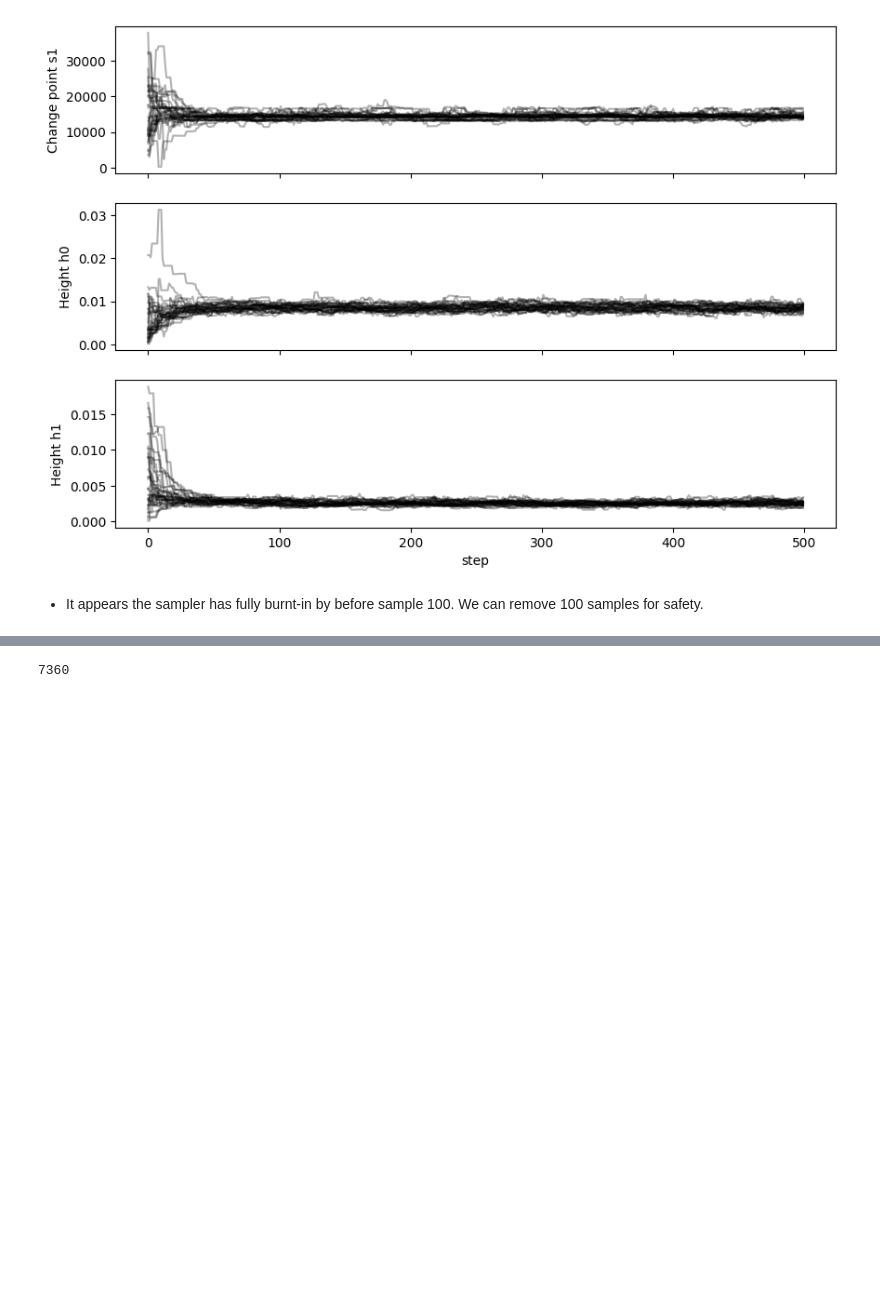
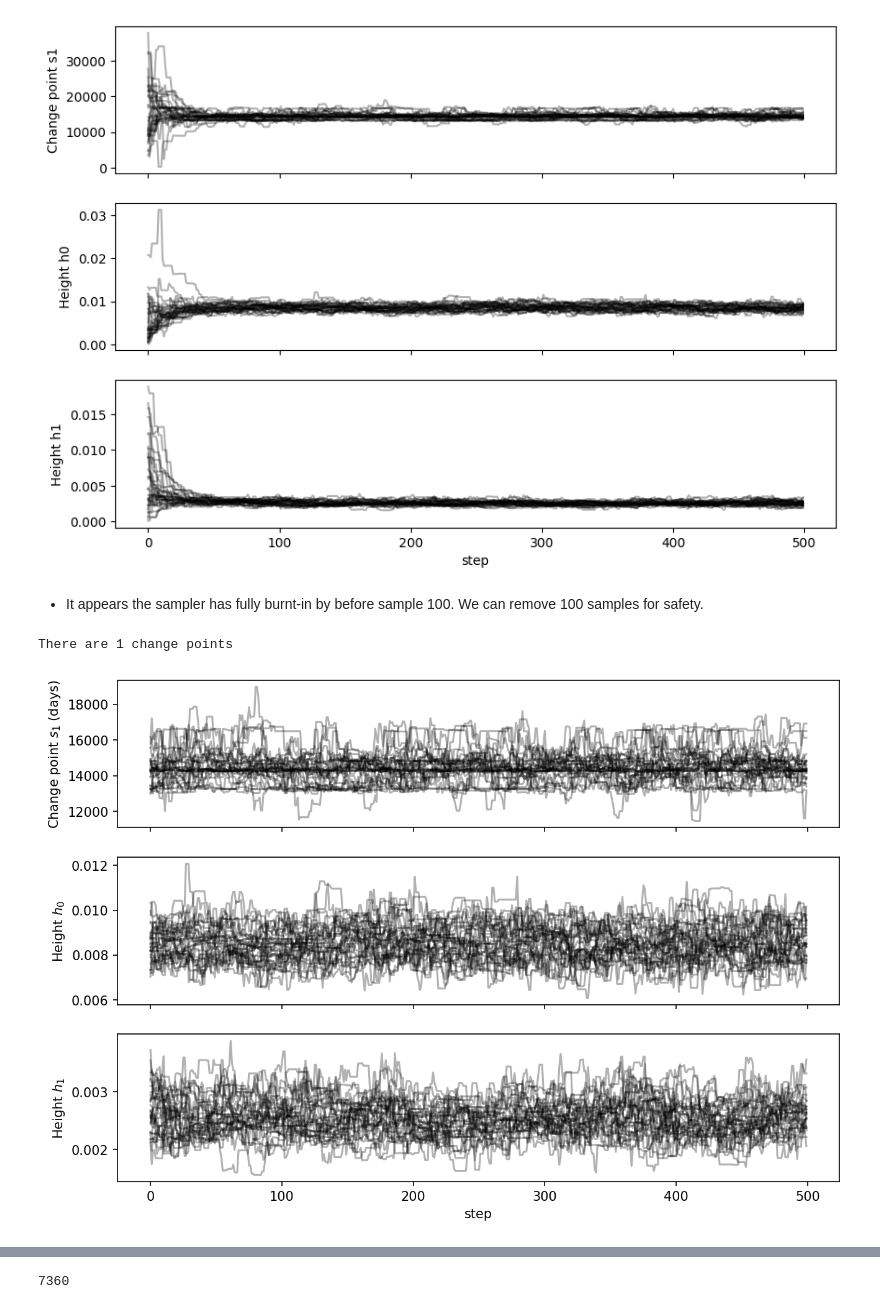
Before and after one commit to JoeyWee1/S2_Coal_Mining_Bayesian_Stats, a Jupyter notebook: S2CW.ipynb, the cells around one changed output, grey strips where cells are left out. Cells and saved outputs as stored; diff of their text form; code cells hidden in the pictures; blank space fills up the shorter version.

```diff
--- a/S2CW.ipynb
+++ b/S2CW.ipynb
@@ -155,4 +156,8 @@ There are 1 change points
 # %% [markdown]
 - It appears the sampler has fully burnt-in by before sample 100. We can remove 100 samples for safety.
 # %%
-samples = sampler.get_chain(flat=True, discard=100, thin=2*tau) #  thinned and unburnt
+fat_samples = sampler.get_chain(flat=False, discard=100) #  fat and unburnt
+trace_plot(k=1, samples=fat_samples)
+# %% [output]
+There are 1 change points
+[figure, added]
```
Also changed, not shown: parts of 7 cells of this notebook, 1 other file.
